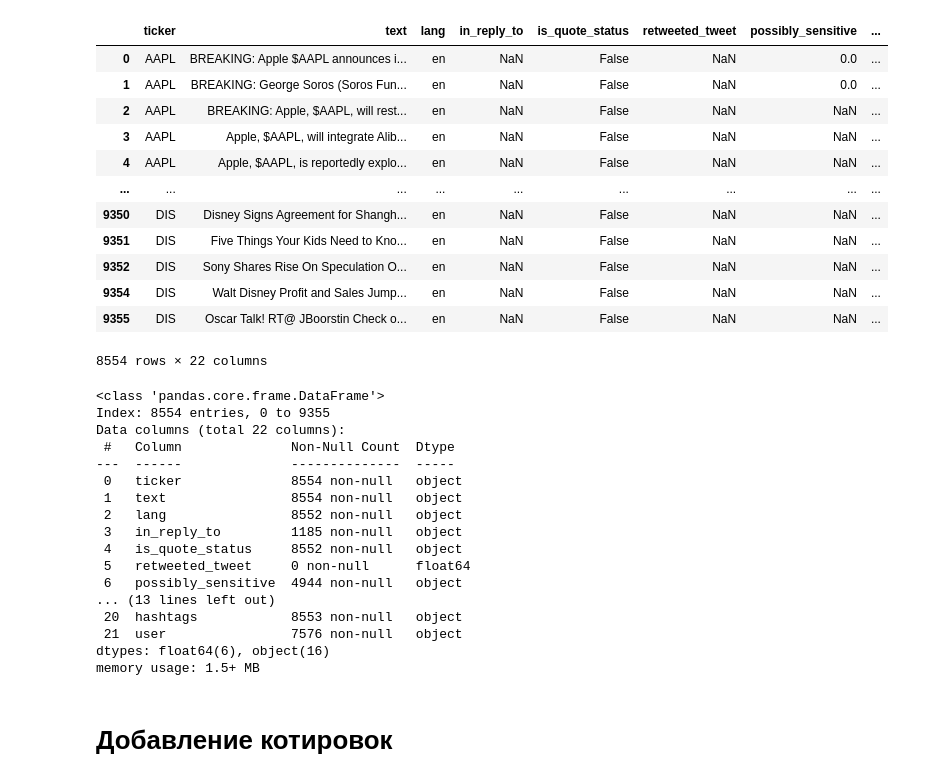
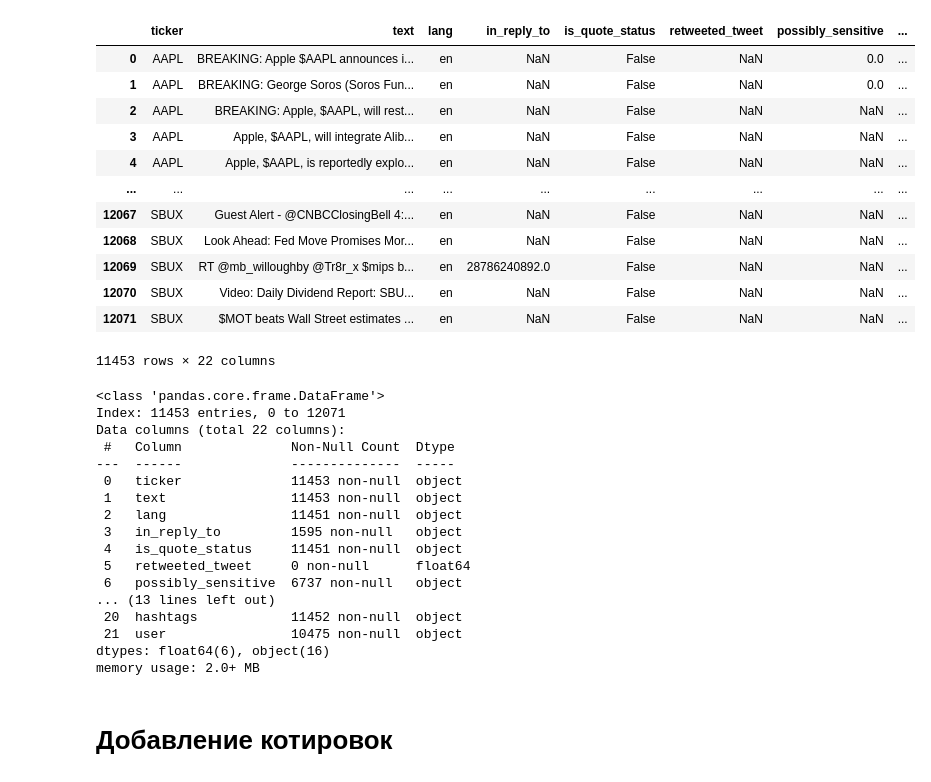
Before and after one commit to vasilyryabtsev/futures-price-prediction, a Jupyter notebook: ds/twitter/notebooks/preprocessing.ipynb, the cells around one changed output. Saved outputs shown, nothing was run; the diff lists cells and outputs as text; code cells hidden in the pictures.

```diff
--- a/ds/twitter/notebooks/preprocessing.ipynb
+++ b/ds/twitter/notebooks/preprocessing.ipynb
@@ -3,42 +3,42 @@ import pandas as pd
 from sklearn.base import BaseEstimator, TransformerMixin
 # %%
 df = pd.read_csv('../data/raw.csv')
-df = df.drop_duplicates(subset='text')
+df = df.drop_duplicates(subset=['ticker', 'text'])
 df
 # %% [output]
 |  | ticker | text | lang | in_reply_to | is_quote_status | retweeted_tweet | possibly_sensitive | ... |
 | 0 | AAPL | BREAKING: Apple $AAPL announces i... | en | NaN | False | NaN | 0.0 | ... |
 | 1 | AAPL | BREAKING: George Soros (Soros Fun... | en | NaN | False | NaN | 0.0 | ... |
 | 2 | AAPL | BREAKING: Apple, $AAPL, will rest... | en | NaN | False | NaN | NaN | ... |
 | 3 | AAPL | Apple, $AAPL, will integrate Alib... | en | NaN | False | NaN | NaN | ... |
 | 4 | AAPL | Apple, $AAPL, is reportedly explo... | en | NaN | False | NaN | NaN | ... |
 | ... | ... | ... | ... | ... | ... | ... | ... | ... |
-| 9350 | DIS | Disney Signs Agreement for Shangh... | en | NaN | False | NaN | NaN | ... |
-| 9351 | DIS | Five Things Your Kids Need to Kno... | en | NaN | False | NaN | NaN | ... |
-| 9352 | DIS | Sony Shares Rise On Speculation O... | en | NaN | False | NaN | NaN | ... |
-| 9354 | DIS | Walt Disney Profit and Sales Jump... | en | NaN | False | NaN | NaN | ... |
-| 9355 | DIS | Oscar Talk! RT@ JBoorstin Check o... | en | NaN | False | NaN | NaN | ... |
+| 12067 | SBUX | Guest Alert - @CNBCClosingBell 4:... | en | NaN | False | NaN | NaN | ... |
+| 12068 | SBUX | Look Ahead: Fed Move Promises Mor... | en | NaN | False | NaN | NaN | ... |
+| 12069 | SBUX | RT @mb_willoughby @Tr8r_x $mips b... | en | 28786240892.0 | False | NaN | NaN | ... |
+| 12070 | SBUX | Video: Daily Dividend Report: SBU... | en | NaN | False | NaN | NaN | ... |
+| 12071 | SBUX | $MOT beats Wall Street estimates ... | en | NaN | False | NaN | NaN | ... |
-8554 rows × 22 columns
+11453 rows × 22 columns
 # %%
 df.info()
 # %% [output]
 <class 'pandas.core.frame.DataFrame'>
-Index: 8554 entries, 0 to 9355
+Index: 11453 entries, 0 to 12071
 Data columns (total 22 columns):
  #   Column              Non-Null Count  Dtype
 ---  ------              --------------  -----
- 0   ticker              8554 non-null   object
- 1   text                8554 non-null   object
- 2   lang                8552 non-null   object
- 3   in_reply_to         1185 non-null   object
- 4   is_quote_status     8552 non-null   object
+ 0   ticker              11453 non-null  object
+ 1   text                11453 non-null  object
+ 2   lang                11451 non-null  object
+ 3   in_reply_to         1595 non-null   object
+ 4   is_quote_status     11451 non-null  object
  5   retweeted_tweet     0 non-null      float64
- 6   possibly_sensitive  4944 non-null   object
+ 6   possibly_sensitive  6737 non-null   object
 ... (13 lines left out)
- 20  hashtags            8553 non-null   object
- 21  user                7576 non-null   object
+ 20  hashtags            11452 non-null  object
+ 21  user                10475 non-null  object
 dtypes: float64(6), object(16)
-memory usage: 1.5+ MB
+memory usage: 2.0+ MB
 # %% [markdown]
 # Добавление котировок
 # %%
```
Also changed, not shown: parts of 2 cells of this notebook.
